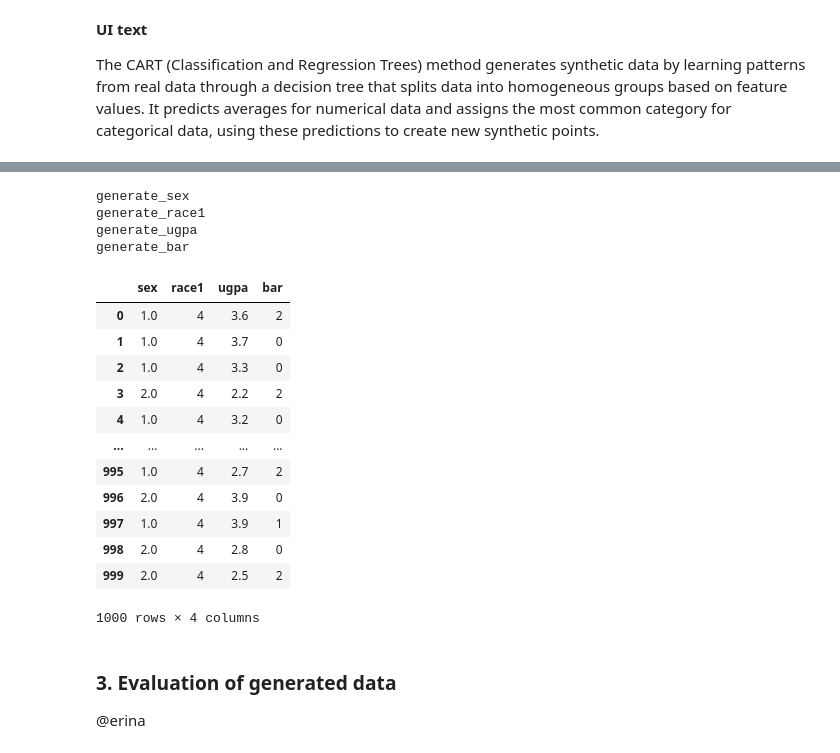
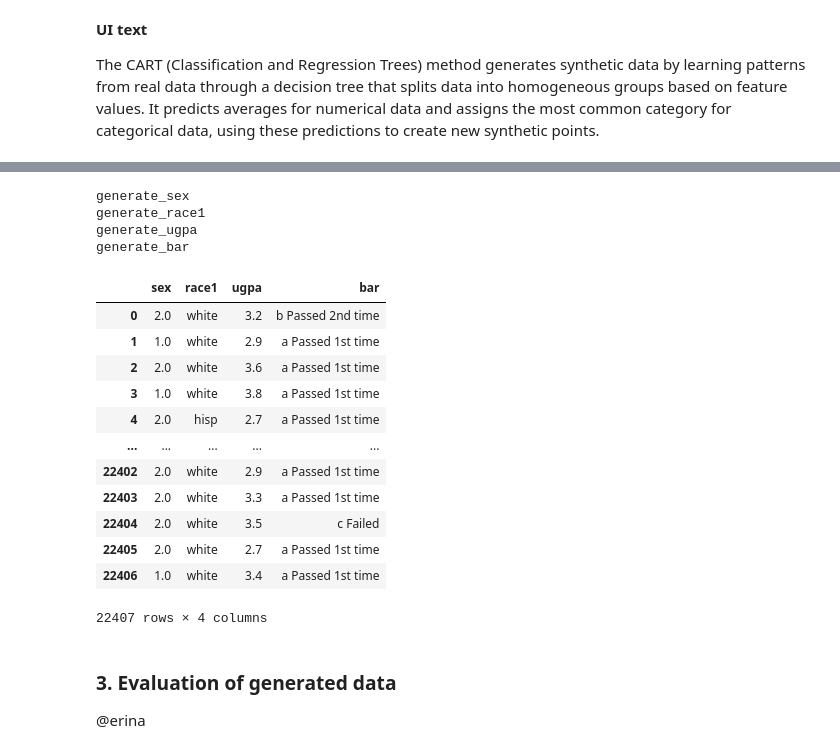
Before and after one commit to NGO-Algorithm-Audit/local-first-web-tool, a Jupyter notebook: notebooks/CART_LawSchoolAdmissionBar.ipynb, the cells around one changed output, grey strips where cells are left out. Drawn from its saved outputs; the diff is of its cells as text; code cells hidden in the pictures.

```diff
--- a/notebooks/CART_LawSchoolAdmissionBar.ipynb
+++ b/notebooks/CART_LawSchoolAdmissionBar.ipynb
@@ -74,6 +77,8 @@ The CART method will be used  evaluate the distribution and correlation differen
 # %%
 # demo dataset
 real_data = admissions_df[['sex', 'race1', 'ugpa', 'bar']]
+real_data = real_data.astype({'sex' : "category"})
+
 real_data.head()
 # %% [output]
 |  | sex | race1 | ugpa | bar |
@@ -93,6 +98,17 @@ dtypes_dict
  'bar': dtype('O')}
 # %%
 # replace 'float64' with 'float' and 'O' with 'object'
-dtypes_dict = {k: 'float' if v == 'float64' else 'category' if v == 'O' else v for k, v in dtypes_dict.items()}
+#dtypes_dict = {k: 'float' if v == 'float64' else 'category' if v == 'O' else v for k, v in dtypes_dict.items()}
+dtypes_dict = {}
+for k in real_data.dtypes.keys():
+    match real_data.dtypes[k]:
+        case 'float64':
+            dtypes_dict[k] = 'float'
+        case 'category':
+            dtypes_dict[k] = 'category'
+            real_data = real_data.astype({k : "category"})
+        case _:
+            dtypes_dict[k]= 'category'
+            real_data = real_data.astype({k : "category"})
 dtypes_dict
 # %% [output]
@@ -100,8 +116,9 @@ dtypes_dict
 # %%
+
 # Encode string columns to numeric values
-label_encoders = {}
-for column in real_data.select_dtypes(include=['object']).columns:
-    label_encoders[column] = LabelEncoder()
-    real_data[column] = label_encoders[column].fit_transform(real_data[column])
-
-real_data.head()
+# label_encoders = {}
+# for column in real_data.select_dtypes(include=['object']).columns:
+#     label_encoders[column] = LabelEncoder()
+#     real_data[column] = label_encoders[column].fit_transform(real_data[column])
+#
+# real_data.head()
@@ -555,7 +131,9 @@ class Validator:
 # %%
+from notebooks.synthpop.synthpop import Synthpop
 # Initialize Synthpop object with method 'cart'
-spop = Synthpop(method='cart')
+from synthpop import *
+spop = Synthpop()
 
 # Fit the Synthpop model
-spop.fit(real_data, dtypes=dtypes_dict)
+spop.fit(real_data.copy(deep=False), dtypes_dict)
 # %% [output]
@@ -566,24 +172,24 @@ train_bar
 # %%
-gen_data = spop.generate(k=1000)
+gen_data = spop.generate(k=real_data.shape[0])
 gen_data
 # %% [output]
 generate_sex
 generate_race1
 generate_ugpa
 generate_bar
 |  | sex | race1 | ugpa | bar |
-| 0 | 1.0 | 4 | 3.6 | 2 |
-| 1 | 1.0 | 4 | 3.7 | 0 |
-| 2 | 1.0 | 4 | 3.3 | 0 |
-| 3 | 2.0 | 4 | 2.2 | 2 |
-| 4 | 1.0 | 4 | 3.2 | 0 |
+| 0 | 2.0 | white | 3.2 | b Passed 2nd time |
+| 1 | 1.0 | white | 2.9 | a Passed 1st time |
+| 2 | 2.0 | white | 3.6 | a Passed 1st time |
+| 3 | 1.0 | white | 3.8 | a Passed 1st time |
+| 4 | 2.0 | hisp | 2.7 | a Passed 1st time |
 | ... | ... | ... | ... | ... |
-| 995 | 1.0 | 4 | 2.7 | 2 |
-| 996 | 2.0 | 4 | 3.9 | 0 |
-| 997 | 1.0 | 4 | 3.9 | 1 |
-| 998 | 2.0 | 4 | 2.8 | 0 |
-| 999 | 2.0 | 4 | 2.5 | 2 |
+| 22402 | 2.0 | white | 2.9 | a Passed 1st time |
+| 22403 | 2.0 | white | 3.3 | a Passed 1st time |
+| 22404 | 2.0 | white | 3.5 | c Failed |
+| 22405 | 2.0 | white | 2.7 | a Passed 1st time |
+| 22406 | 1.0 | white | 3.4 | a Passed 1st time |
-1000 rows × 4 columns
+22407 rows × 4 columns
 # %% [markdown]
 ### 3. Evaluation of generated data
 
```
Also changed, not shown: parts of 10 cells of this notebook.
